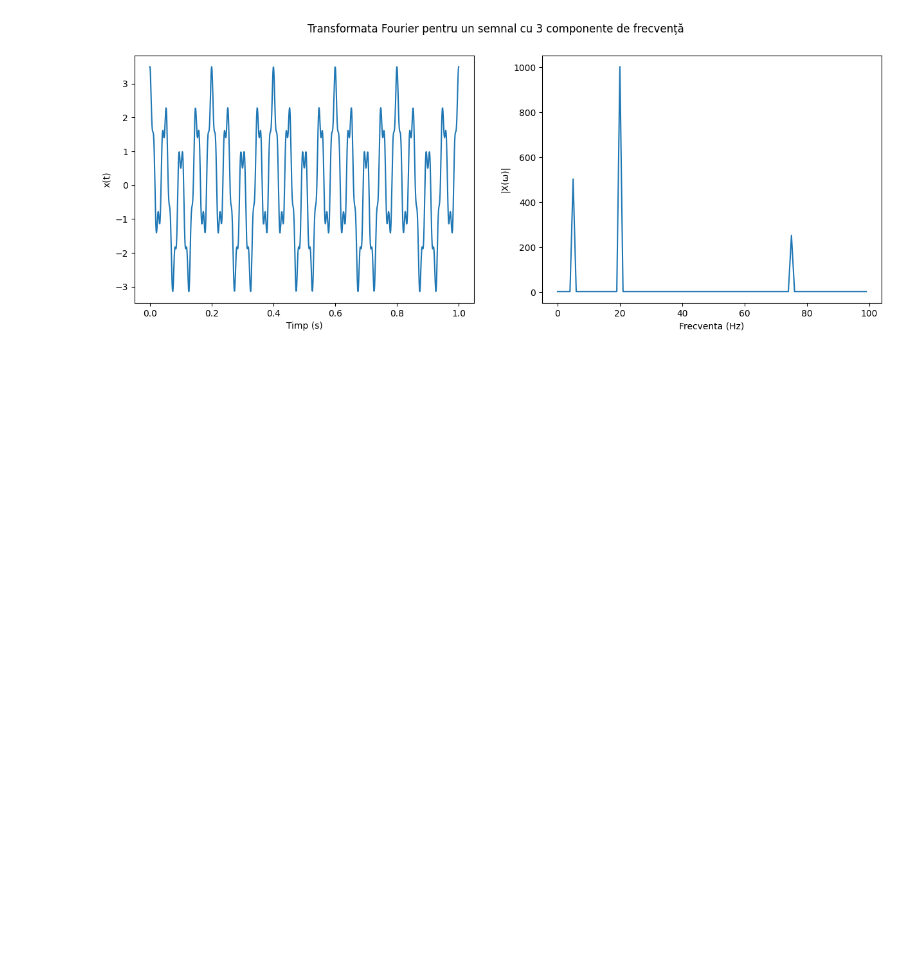
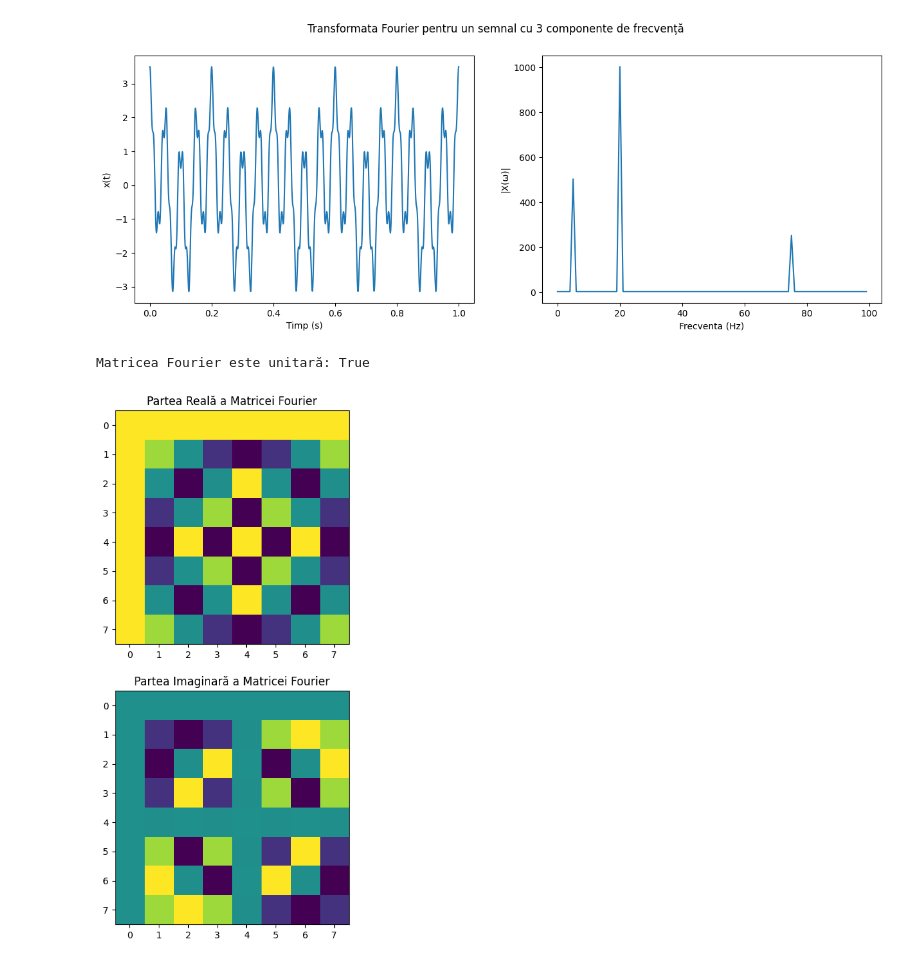
Before and after one commit to lucaion/ProcesareaSemnalelor, a Jupyter notebook: Laborator 3/Lab 3 - rezolvari.ipynb, the cells around one changed output. Cells and saved outputs as stored; diff of their text form; code cells hidden in the pictures; blank space fills up the shorter version.

```diff
--- a/Laborator 3/Lab 3 - rezolvari.ipynb
+++ b/Laborator 3/Lab 3 - rezolvari.ipynb
@@ -95,3 +95,38 @@ plt.savefig('ex3.pdf', format='pdf')
 plt.show()
 # %% [output]
 [figure]
+# %%
+def create_fourier_matrix(N):
+    F = np.zeros((N, N), dtype=np.complex128)
+    for j in range(N):
+        for k in range(N):
+            F[j, k] = np.exp(-2j * np.pi * j * k / N) / np.sqrt(N)
+    return F
+
+
+def check_unitarity(F):
+    identity_matrix = np.eye(F.shape[0])
+    product = np.dot(F.conjugate().T, F)
+
+    return np.allclose(product, identity_matrix)
+
+
+N = 8
+F = create_fourier_matrix(N)
+
+print("Matricea Fourier este unitară:", check_unitarity(F))
+
+fig, axs = plt.subplots(2, 1, figsize=(20, 10))
+
+axs[0].imshow(np.real(F))
+axs[0].set_title('Partea Reală a Matricei Fourier')
+
+axs[1].imshow(np.imag(F))
+axs[1].set_title('Partea Imaginară a Matricei Fourier')
+
+plt.savefig('ex1.png', format='png')
+plt.savefig('ex1.pdf', format='pdf')
+plt.show()
+# %% [output]
+Matricea Fourier este unitară: True
+[figure, added]
```
Also changed, not shown: 5 other files.
